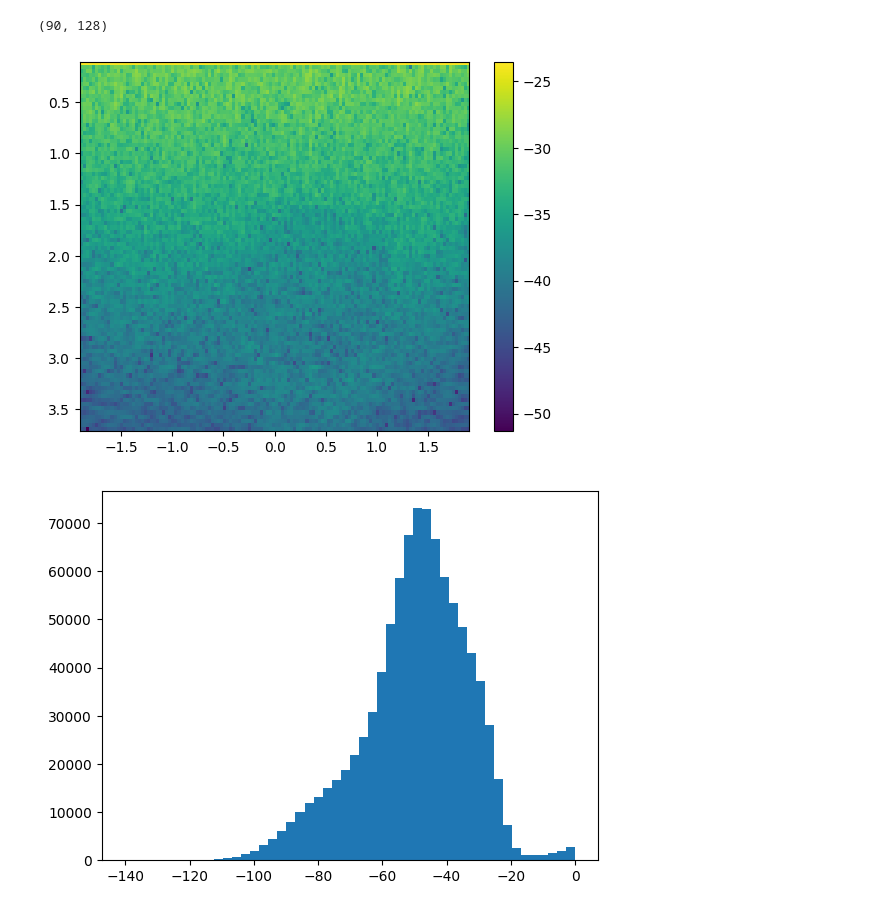
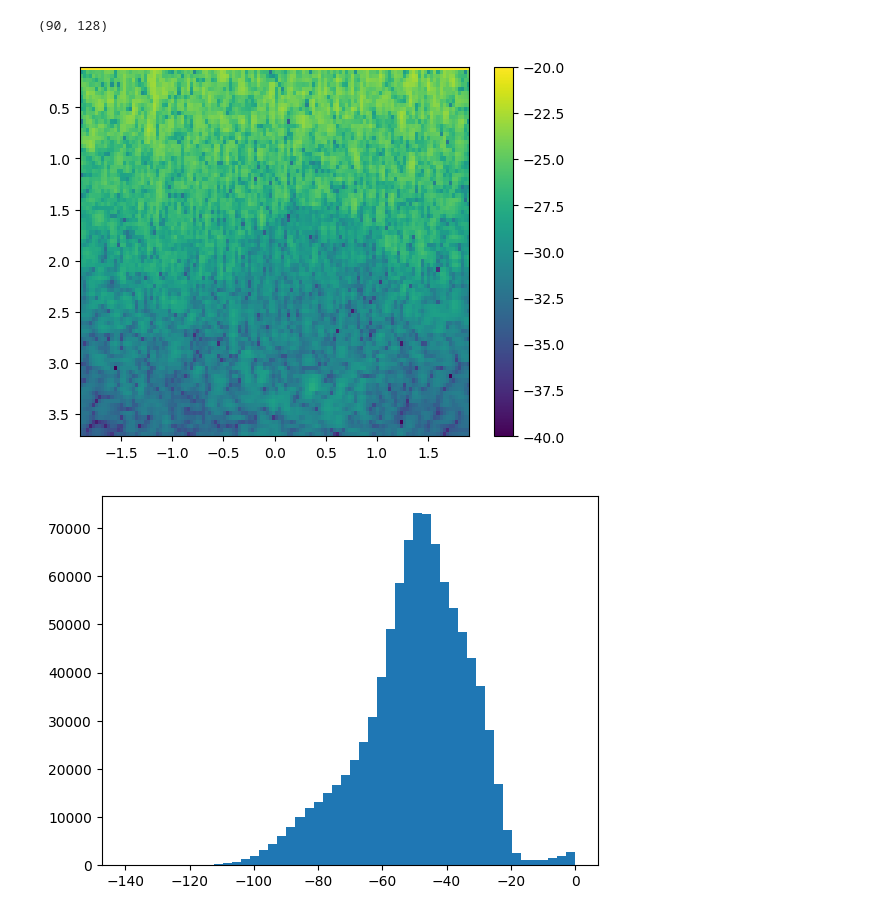
Before and after one commit to SebastianMerino/DL-Attenuation, a Jupyter notebook: testing/creating_dataset.ipynb, the cells around one changed output. Saved outputs shown, nothing was run; the diff lists cells and outputs as text; code cells hidden in the pictures.

Commit message:
added plots

```diff
--- a/testing/creating_dataset.ipynb
+++ b/testing/creating_dataset.ipynb
@@ -117,15 +117,16 @@ Slocal[0,:,:].shape
 # %%
 
 z_ACS = c0*t[:-1]/2 *100
 x_ACS = x
 extent_ACS = (x_ACS[0], x_ACS[-1], z_ACS[-1], z_ACS[0])
 
 
-plt.imshow(np.log(Slocal[-1,:,:]), extent=extent_ACS)
+plt.imshow(np.log(Slocal[40,:,:]), extent=extent_ACS)
+plt.clim(-40,-20)
 plt.colorbar()
 plt.show()
 # %% [output]
-[figure, old version]
+[figure, new version]
 # %%
 Slocal = Slocal/np.max(Slocal)
 plt.hist(10*np.log10(Slocal.flatten()),50)
```
Also changed, not shown: 2 other files.
